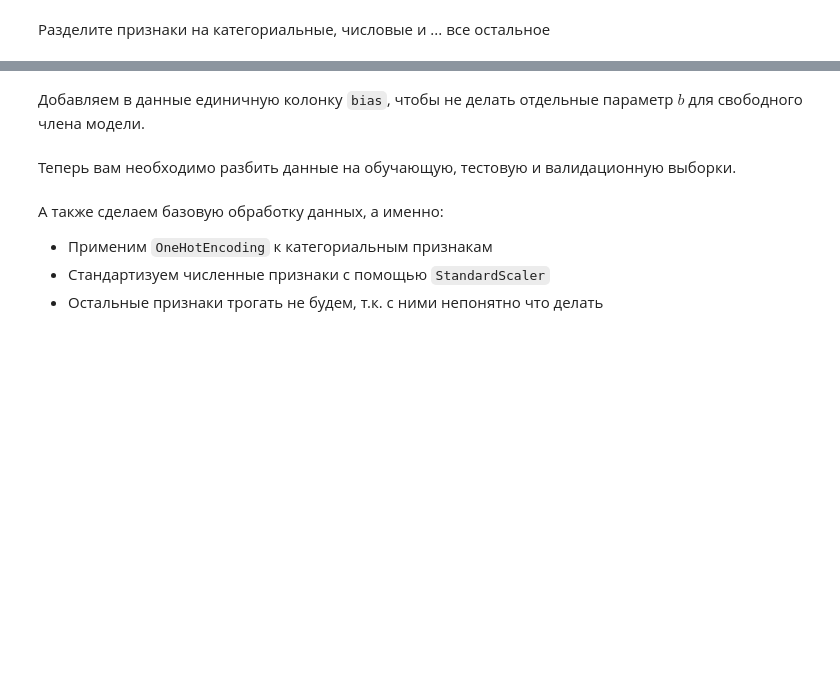
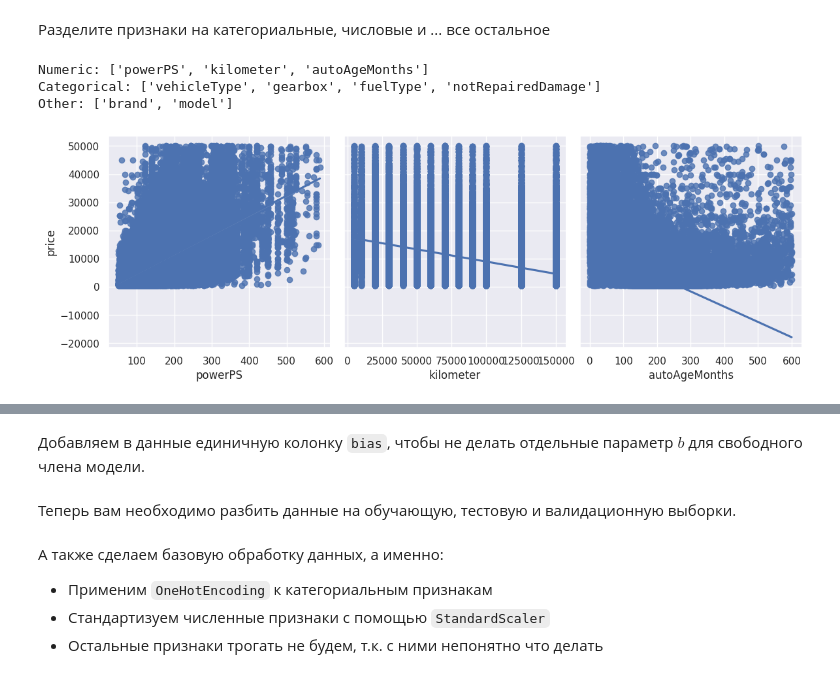
Before and after one commit to 9santa/ml-course-hse, a Jupyter notebook: ml1-2026-spring/homework-practice/homework-practice-02-gd/homework-practice-02-gd.ipynb, the cells around one changed output, grey strips where cells are left out. Drawn from its saved outputs; the diff is of its cells as text; code cells hidden in the pictures; blank space fills up the shorter version.

```diff
--- a/ml1-2026-spring/homework-practice/homework-practice-02-gd/homework-practice-02-gd.ipynb
+++ b/ml1-2026-spring/homework-practice/homework-practice-02-gd/homework-practice-02-gd.ipynb
@@ -557,8 +583,26 @@ data.head()
 # %% [markdown]
 Разделите признаки на категориальные, числовые и ... все остальное
 # %%
-categorical = []
-numeric = []
-other = []
+# YOUR CODE (EDA) HERE ٩(⁎❛ᴗ❛⁎)۶
 
-# YOUR CODE (EDA) HERE ٩(⁎❛ᴗ❛⁎)۶
+features = data.columns.drop('price')
+target = data['price']
+
+
+numeric = data.select_dtypes(include=['int64', 'float64']).columns.drop('price').to_list()
+categorical = data.select_dtypes(include=['object']).columns.drop(['brand', 'model']).to_list()
+other = list(data[['brand', 'model']].columns)
+
+
+print(f"Numeric: {numeric}")
+print(f"Categorical: {categorical}")
+print(f"Other: {other}")
+
+
+sns.pairplot(data=data, x_vars=numeric, y_vars=['price'], kind='reg', height=4)
+plt.show()
+# %% [output]
+Numeric: ['powerPS', 'kilometer', 'autoAgeMonths']
+Categorical: ['vehicleType', 'gearbox', 'fuelType', 'notRepairedDamage']
+Other: ['brand', 'model']
+[figure, added]
```
Also changed, not shown: parts of 9 cells of this notebook, 1 other file.
